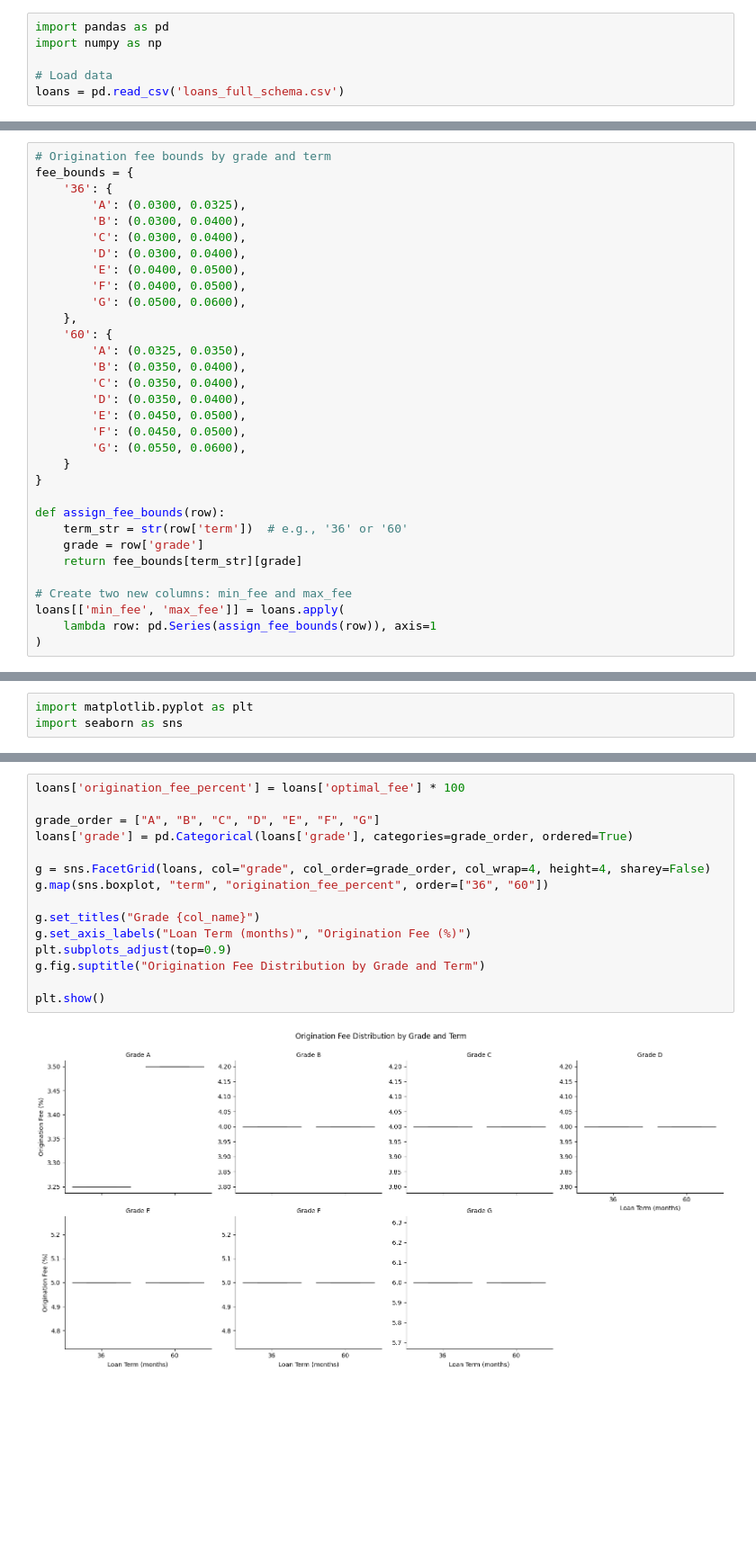
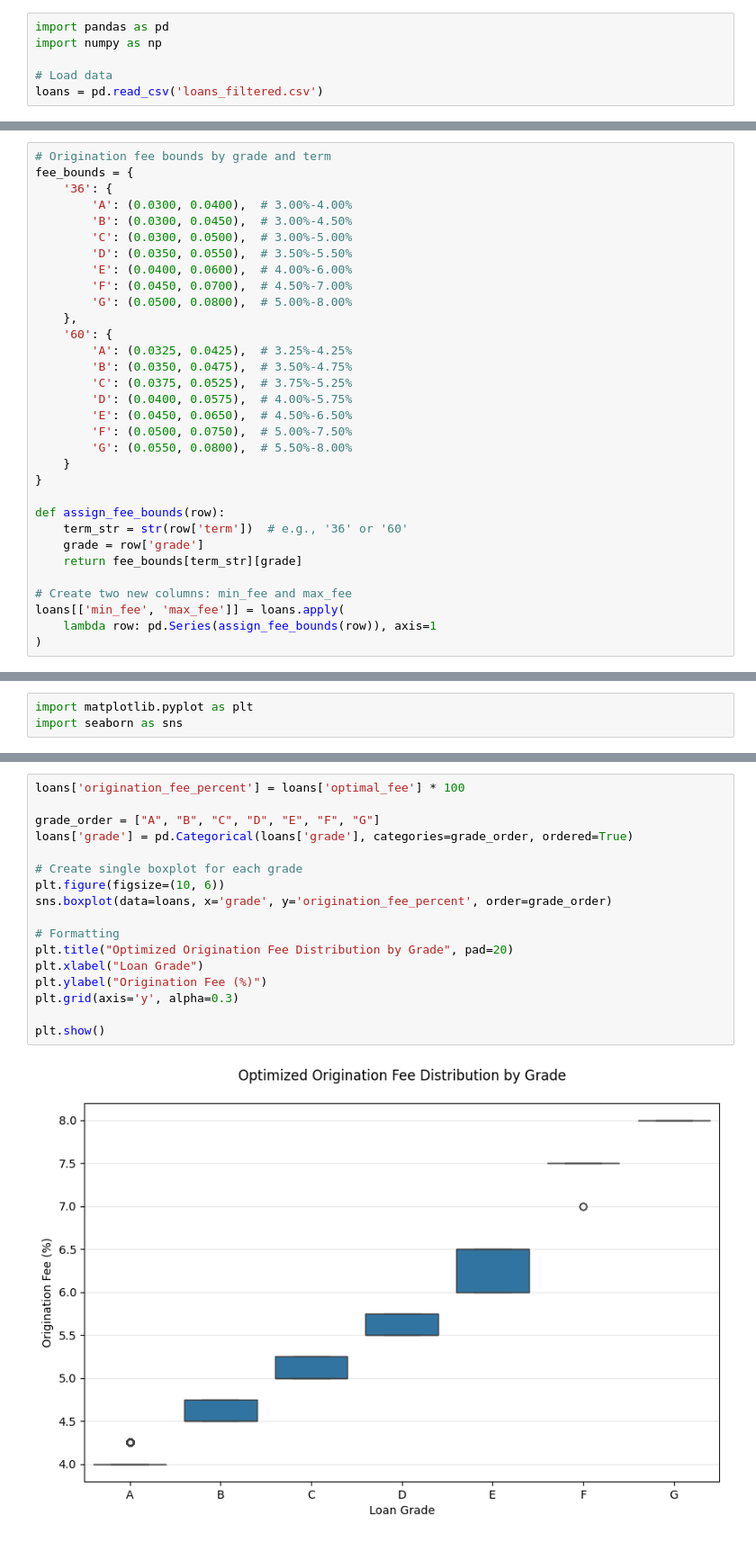
Before and after one commit to alanywang25/Lending-Club-Optimization, a Jupyter notebook: optimization v3.ipynb, the cells around one changed output, grey strips where cells are left out. Shown at 90% size. Cells and saved outputs as stored; diff of their text form; blank space fills up the shorter version.

```diff
--- a/optimization v3.ipynb
+++ b/optimization v3.ipynb
@@ -3,5 +3,5 @@ import pandas as pd
 import numpy as np
 
 # Load data
-loans = pd.read_csv('loans_full_schema.csv')
+loans = pd.read_csv('loans_filtered.csv')
 # %%
@@ -28,22 +67,22 @@ loans['present_value'] = loans.apply(calculate_present_value, axis=1)
 # Origination fee bounds by grade and term
 fee_bounds = {
     '36': {
-        'A': (0.0300, 0.0325),
-        'B': (0.0300, 0.0400),
-        'C': (0.0300, 0.0400),
-        'D': (0.0300, 0.0400),
-        'E': (0.0400, 0.0500),
-        'F': (0.0400, 0.0500),
-        'G': (0.0500, 0.0600),
+        'A': (0.0300, 0.0400),  # 3.00%-4.00%
+        'B': (0.0300, 0.0450),  # 3.00%-4.50%
+        'C': (0.0300, 0.0500),  # 3.00%-5.00%
+        'D': (0.0350, 0.0550),  # 3.50%-5.50%
+        'E': (0.0400, 0.0600),  # 4.00%-6.00%
+        'F': (0.0450, 0.0700),  # 4.50%-7.00%
+        'G': (0.0500, 0.0800),  # 5.00%-8.00%
     },
     '60': {
-        'A': (0.0325, 0.0350),
-        'B': (0.0350, 0.0400),
-        'C': (0.0350, 0.0400),
-        'D': (0.0350, 0.0400),
-        'E': (0.0450, 0.0500),
-        'F': (0.0450, 0.0500),
-        'G': (0.0550, 0.0600),
+        'A': (0.0325, 0.0425),  # 3.25%-4.25%
+        'B': (0.0350, 0.0475),  # 3.50%-4.75%
+        'C': (0.0375, 0.0525),  # 3.75%-5.25%
+        'D': (0.0400, 0.0575),  # 4.00%-5.75%
+        'E': (0.0450, 0.0650),  # 4.50%-6.50%
+        'F': (0.0500, 0.0750),  # 5.00%-7.50%
+        'G': (0.0550, 0.0800),  # 5.50%-8.00%
     }
 }
 
@@ -191,17 +247,19 @@ plt.show(g)
 # %%
 loans['origination_fee_percent'] = loans['optimal_fee'] * 100
 
 grade_order = ["A", "B", "C", "D", "E", "F", "G"]
 loans['grade'] = pd.Categorical(loans['grade'], categories=grade_order, ordered=True)
 
-g = sns.FacetGrid(loans, col="grade", col_order=grade_order, col_wrap=4, height=4, sharey=False)
-g.map(sns.boxplot, "term", "origination_fee_percent", order=["36", "60"])
+# Create single boxplot for each grade
+plt.figure(figsize=(10, 6))
+sns.boxplot(data=loans, x='grade', y='origination_fee_percent', order=grade_order)
 
-g.set_titles("Grade {col_name}")
-g.set_axis_labels("Loan Term (months)", "Origination Fee (%)")
-plt.subplots_adjust(top=0.9)
-g.fig.suptitle("Origination Fee Distribution by Grade and Term")
+# Formatting
+plt.title("Optimized Origination Fee Distribution by Grade", pad=20)
+plt.xlabel("Loan Grade")
+plt.ylabel("Origination Fee (%)")
+plt.grid(axis='y', alpha=0.3)
 
 plt.show()
 # %% [output]
-[figure, old version]
+[figure, new version]
```
Also changed, not shown: parts of 5 cells of this notebook, 5 other files.
